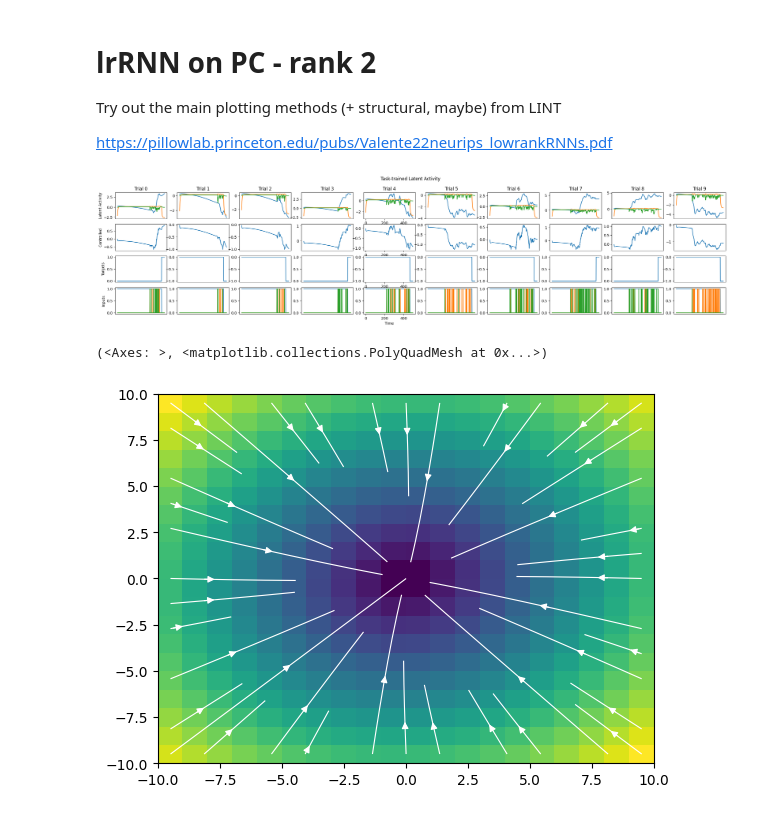
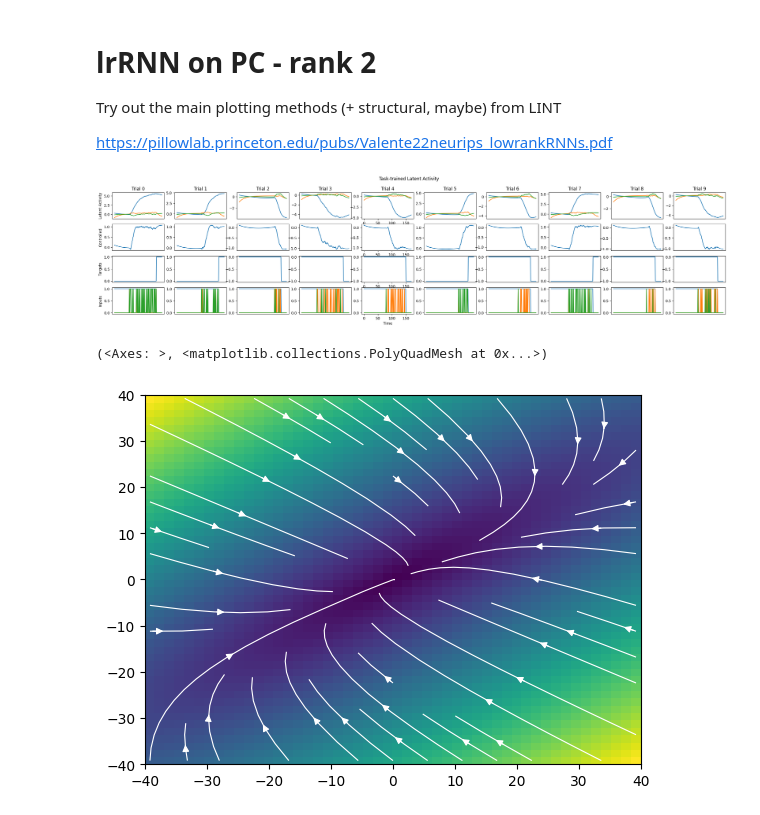
Before and after one commit to alejandradu/ComputationThruDynamicsBenchmark, a Jupyter notebook: examples/notebooks/LR_methods.ipynb, the cells around one changed output. Drawn from its saved outputs; the diff is of its cells as text; code cells hidden in the pictures.

```diff
--- a/examples/notebooks/LR_methods.ipynb
+++ b/examples/notebooks/LR_methods.ipynb
@@ -10,11 +10,11 @@ import matplotlib.pyplot as plt
 import numpy as np
 import torch
 
-# lr rank 2, total dimension 64
-lr2_pc = "/scratch/gpfs/ad2002/content/trained_models/task-trained/20250404_PClicks_lr_grid_allRates_2/max_epochs=1500_weight_decay=1.00E-05_learning_rate=2.00E-04_noise=0.00E+00_allRates=True_seed=0_rank=2_latent_size=64"
+# lr rank 2, total dimension 64 (better than total dimension 128)
+lr2_pc = "/scratch/gpfs/ad2002/content/trained_models/task-trained/20250407_PClicks_lr_grid_final/max_epochs=3000_weight_decay=1.00E-05_learning_rate=2.00E-04_noise=0.00E+00_seed=0_rank=2_latent_size=10_delta_t=1.00E-02_gamma=5.00E-02"
 
 lr2_pc = Analysis_TT(run_name = "rank2_64", filepath = lr2_pc + "/")
 
 lr2_pc.plot_trial_io(num_trials=10)
 # %% [output]
-[figure, old version]
+[figure, new version]
@@ -21,7 +98,7 @@ lr2_pc.plot_trial_io(num_trials=10)
 # %%
 # plot the flow fields
-lr2_pc.plot_flow_fieldLR(latents_range=[[-10,10],[-10,10]], num_points=20, input_field=None,
+plot_flow_fieldLR(lr2_pc, latents_range=[[-40,40],[-40,40]], num_points=50, input_field=np.array([1,1,1]),
                           vec1=None, vec2=None, orth=False, sizes=1.)
 # %% [output]
 (<Axes: >, <matplotlib.collections.PolyQuadMesh at 0x...>)
-[figure, old version]
+[figure, new version]
```
Also changed, not shown: parts of 1 cell of this notebook, 15 other files.
